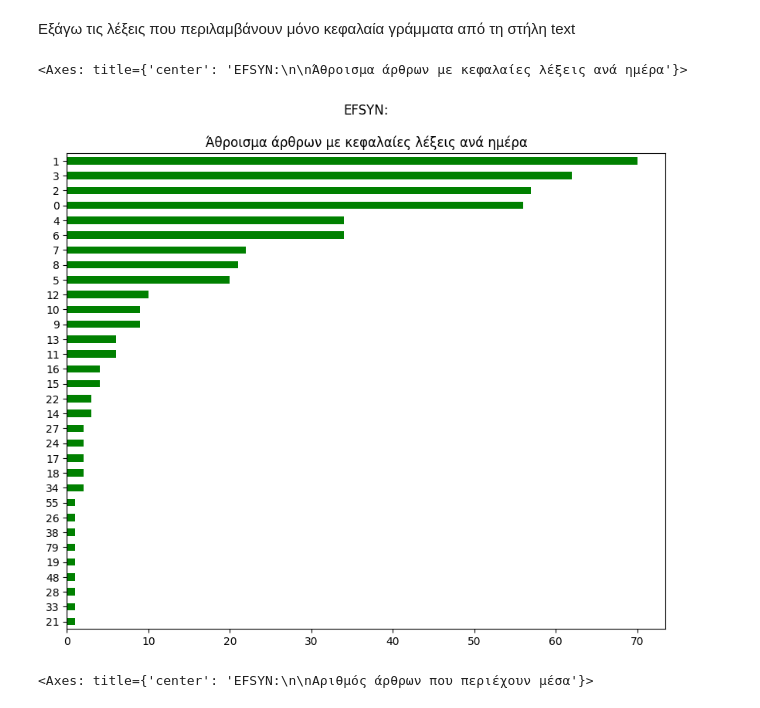
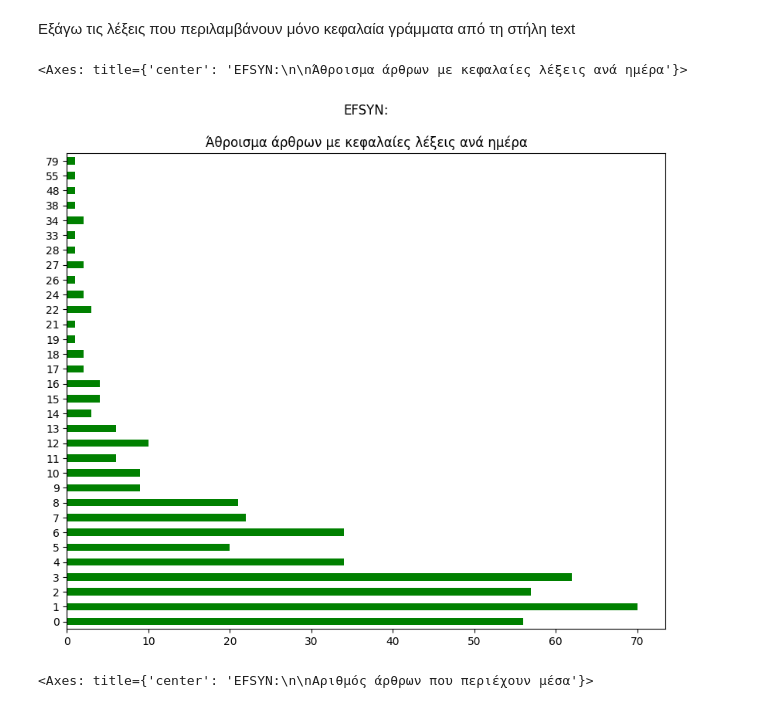
Before and after one commit to evintrella/Thesis, a Jupyter notebook: Analysis/efsyn_analysis_final.ipynb, the cells around one changed output. Cells and saved outputs as stored; diff of their text form; code cells hidden in the pictures.

```diff
--- a/Analysis/efsyn_analysis_final.ipynb
+++ b/Analysis/efsyn_analysis_final.ipynb
@@ -103,10 +117,10 @@ for row in short_df['text']:
 
 short_df['upper_text'] = data
 # %%
-short_df['upper_text'].value_counts(ascending=True).plot(kind='barh', color = 'g', title= 'EFSYN:\n\nΆθροισμα άρθρων με κεφαλαίες λέξεις ανά ημέρα', figsize=(10,8))
+short_df['upper_text'].value_counts().sort_index(ascending=True).plot(kind='barh', color = 'g', title= 'EFSYN:\n\nΆθροισμα άρθρων με κεφαλαίες λέξεις ανά ημέρα', figsize=(10,8))
 # %% [output]
 <Axes: title={'center': 'EFSYN:\n\nΆθροισμα άρθρων με κεφαλαίες λέξεις ανά ημέρα'}>
-[figure, old version]
+[figure, new version]
 # %%
 short_df['media'].value_counts().plot(kind='bar', color = 'g', title= 'EFSYN:\n\nΑριθμός άρθρων που περιέχουν μέσα')
 # %% [output]
```
Also changed, not shown: parts of 7 cells of this notebook, 3 other files.
